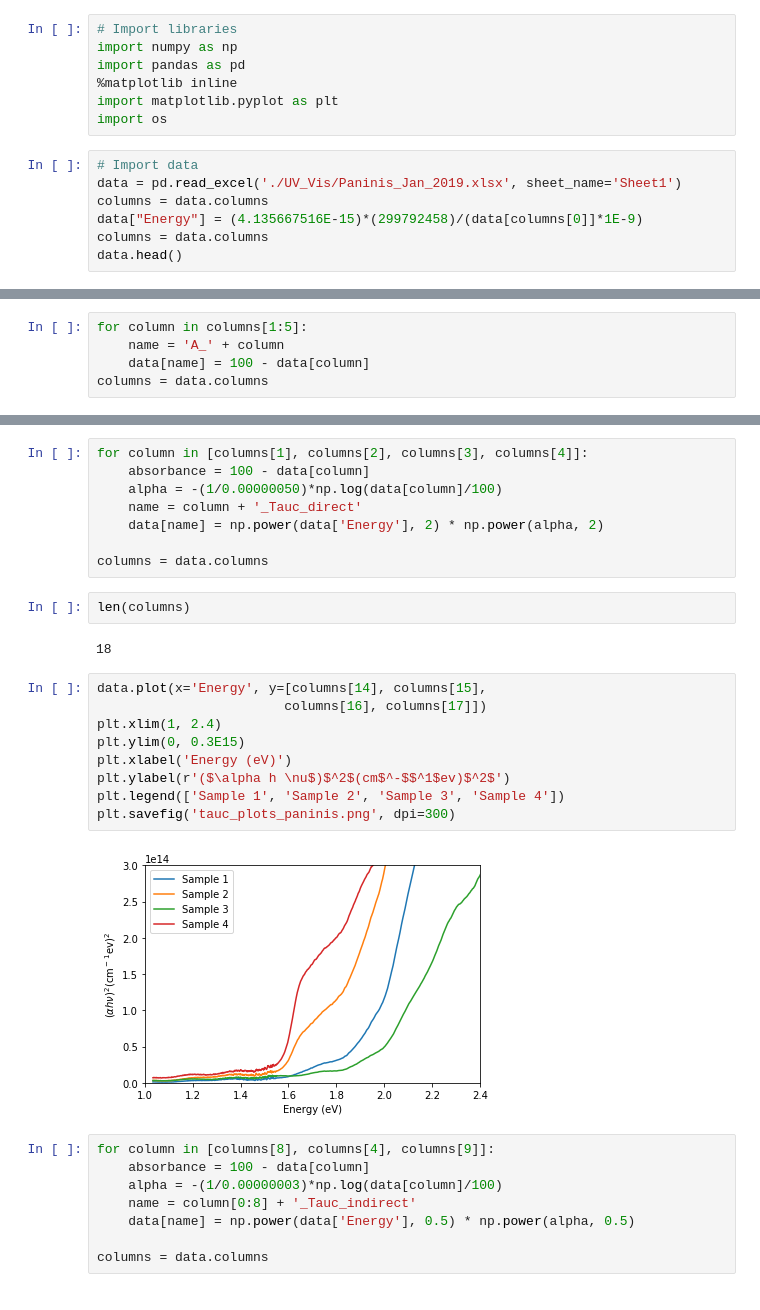
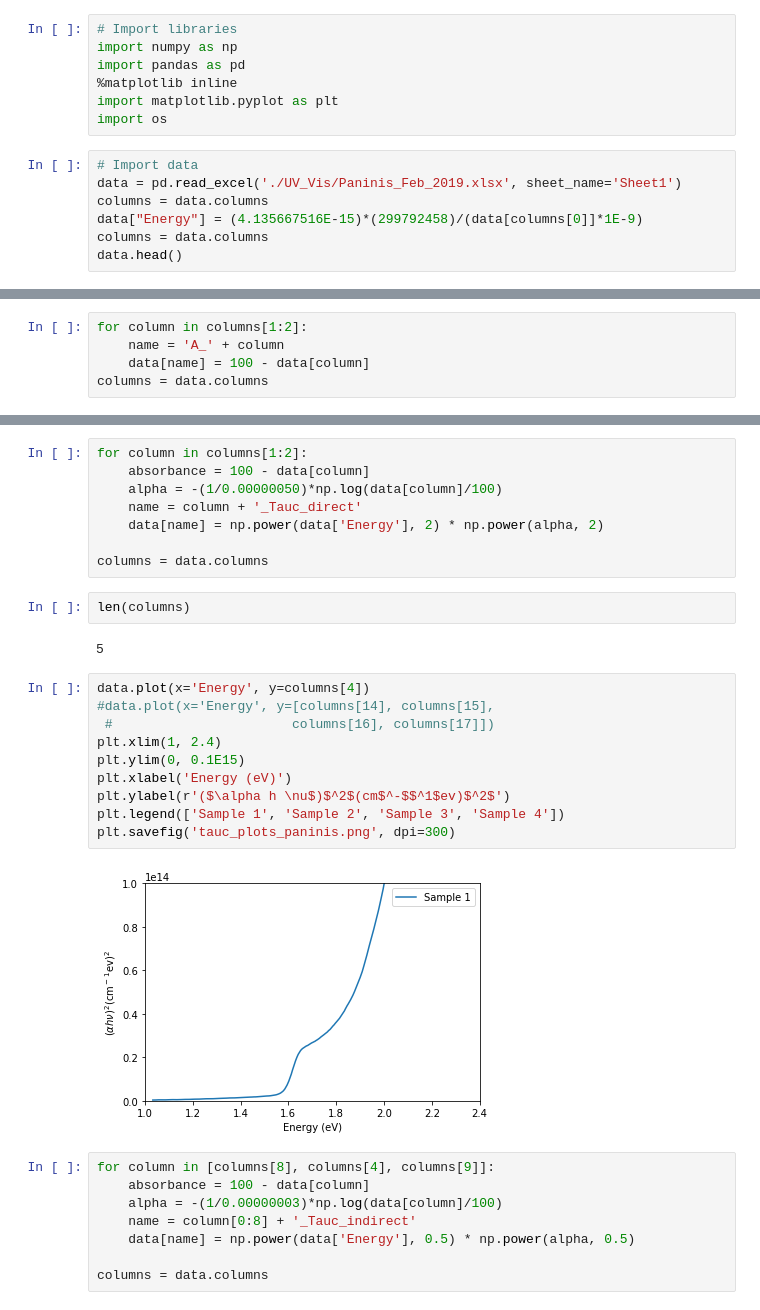
Before and after one commit to orlando-trejo/Dasgroupta, a Jupyter notebook: UV-vis-2.ipynb, the cells around one changed output, grey strips where cells are left out. Saved outputs shown, nothing was run; the diff lists cells and outputs as text.

```diff
--- a/UV-vis-2.ipynb
+++ b/UV-vis-2.ipynb
@@ -9,7 +9,7 @@ import matplotlib.pyplot as plt
 import os
 # %%
 # Import data
-data = pd.read_excel('./UV_Vis/Paninis_Jan_2019.xlsx', sheet_name='Sheet1')
+data = pd.read_excel('./UV_Vis/Paninis_Feb_2019.xlsx', sheet_name='Sheet1')
 columns = data.columns
 data["Energy"] = (4.135667516E-15)*(299792458)/(data[columns[0]]*1E-9)
 columns = data.columns
@@ -38,5 +35,5 @@ data.plot(x=columns[0], y=[columns[1], columns[2],
 # %%
-for column in columns[1:5]:
+for column in columns[1:2]:
     name = 'A_' + column
     data[name] = 100 - data[column]
 columns = data.columns
@@ -53,5 +51,5 @@ data.plot(x=columns[0], y=[columns[10], columns[11],
 # %%
-for column in [columns[1], columns[2], columns[3], columns[4]]:
+for column in columns[1:2]:
     absorbance = 100 - data[column]
     alpha = -(1/0.00000050)*np.log(data[column]/100)
     name = column + '_Tauc_direct'
@@ -61,18 +59,19 @@ columns = data.columns
 # %%
 len(columns)
 # %% [output]
-18
+5
 # %%
-data.plot(x='Energy', y=[columns[14], columns[15],
-                        columns[16], columns[17]])
+data.plot(x='Energy', y=columns[4])
+#data.plot(x='Energy', y=[columns[14], columns[15],
+ #                       columns[16], columns[17]])
 plt.xlim(1, 2.4)
-plt.ylim(0, 0.3E15)
+plt.ylim(0, 0.1E15)
 plt.xlabel('Energy (eV)')
 plt.ylabel(r'($\alpha h \nu$)$^2$(cm$^-$$^1$ev)$^2$')
 plt.legend(['Sample 1', 'Sample 2', 'Sample 3', 'Sample 4'])
 plt.savefig('tauc_plots_paninis.png', dpi=300)
 # %% [output]
-[figure, old version]
+[figure, new version]
 # %%
 for column in [columns[8], columns[4], columns[9]]:
     absorbance = 100 - data[column]
```
Also changed, not shown: parts of 5 cells of this notebook, 10 other files.
